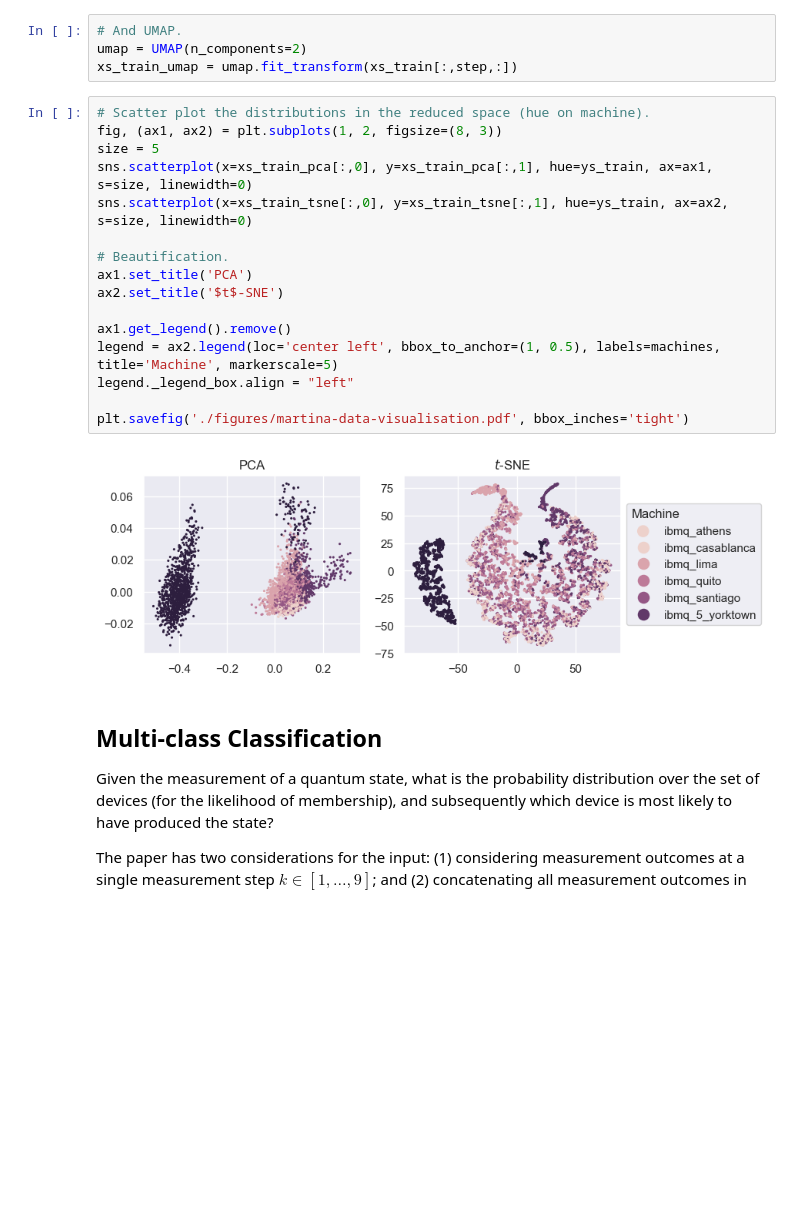
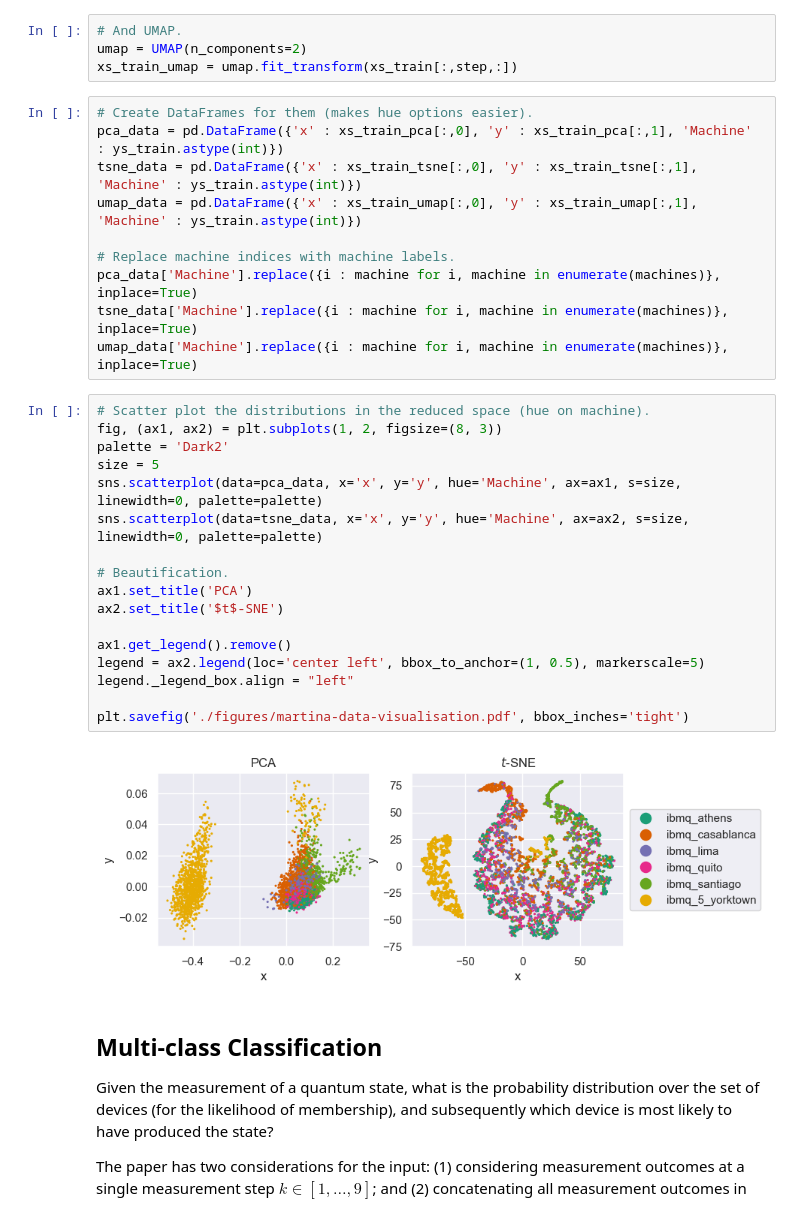
Before and after one commit to BenPrie/quantum-noise-ml, a Jupyter notebook: fingerprint-classifcation.ipynb, the cells around one changed output. Drawn from its saved outputs; the diff is of its cells as text; blank space fills up the shorter version.

Commit message:
Fixed offset hue labels in visualisation plot

```diff
--- a/fingerprint-classifcation.ipynb
+++ b/fingerprint-classifcation.ipynb
@@ -233,24 +233,35 @@ xs_train_tsne = tsne.fit_transform(xs_train[:,step,:])
 # And UMAP.
 umap = UMAP(n_components=2)
 xs_train_umap = umap.fit_transform(xs_train[:,step,:])
+# %%
+# Create DataFrames for them (makes hue options easier).
+pca_data = pd.DataFrame({'x' : xs_train_pca[:,0], 'y' : xs_train_pca[:,1], 'Machine' : ys_train.astype(int)})
+tsne_data = pd.DataFrame({'x' : xs_train_tsne[:,0], 'y' : xs_train_tsne[:,1], 'Machine' : ys_train.astype(int)})
+umap_data = pd.DataFrame({'x' : xs_train_umap[:,0], 'y' : xs_train_umap[:,1], 'Machine' : ys_train.astype(int)})
+
+# Replace machine indices with machine labels.
+pca_data['Machine'].replace({i : machine for i, machine in enumerate(machines)}, inplace=True)
+tsne_data['Machine'].replace({i : machine for i, machine in enumerate(machines)}, inplace=True)
+umap_data['Machine'].replace({i : machine for i, machine in enumerate(machines)}, inplace=True)
 # %%
 # Scatter plot the distributions in the reduced space (hue on machine).
 fig, (ax1, ax2) = plt.subplots(1, 2, figsize=(8, 3))
+palette = 'Dark2'
 size = 5
-sns.scatterplot(x=xs_train_pca[:,0], y=xs_train_pca[:,1], hue=ys_train, ax=ax1, s=size, linewidth=0)
-sns.scatterplot(x=xs_train_tsne[:,0], y=xs_train_tsne[:,1], hue=ys_train, ax=ax2, s=size, linewidth=0)
+sns.scatterplot(data=pca_data, x='x', y='y', hue='Machine', ax=ax1, s=size, linewidth=0, palette=palette)
+sns.scatterplot(data=tsne_data, x='x', y='y', hue='Machine', ax=ax2, s=size, linewidth=0, palette=palette)
 
 # Beautification.
 ax1.set_title('PCA')
 ax2.set_title('$t$-SNE')
 
 ax1.get_legend().remove()
-legend = ax2.legend(loc='center left', bbox_to_anchor=(1, 0.5), labels=machines, title='Machine', markerscale=5)
+legend = ax2.legend(loc='center left', bbox_to_anchor=(1, 0.5), markerscale=5)
 legend._legend_box.align = "left"
 
 plt.savefig('./figures/martina-data-visualisation.pdf', bbox_inches='tight')
 # %% [output]
-[figure, old version]
+[figure, new version]
 # %% [markdown]
 ## Multi-class Classification
 
```
Also changed, not shown: 1 other file.
